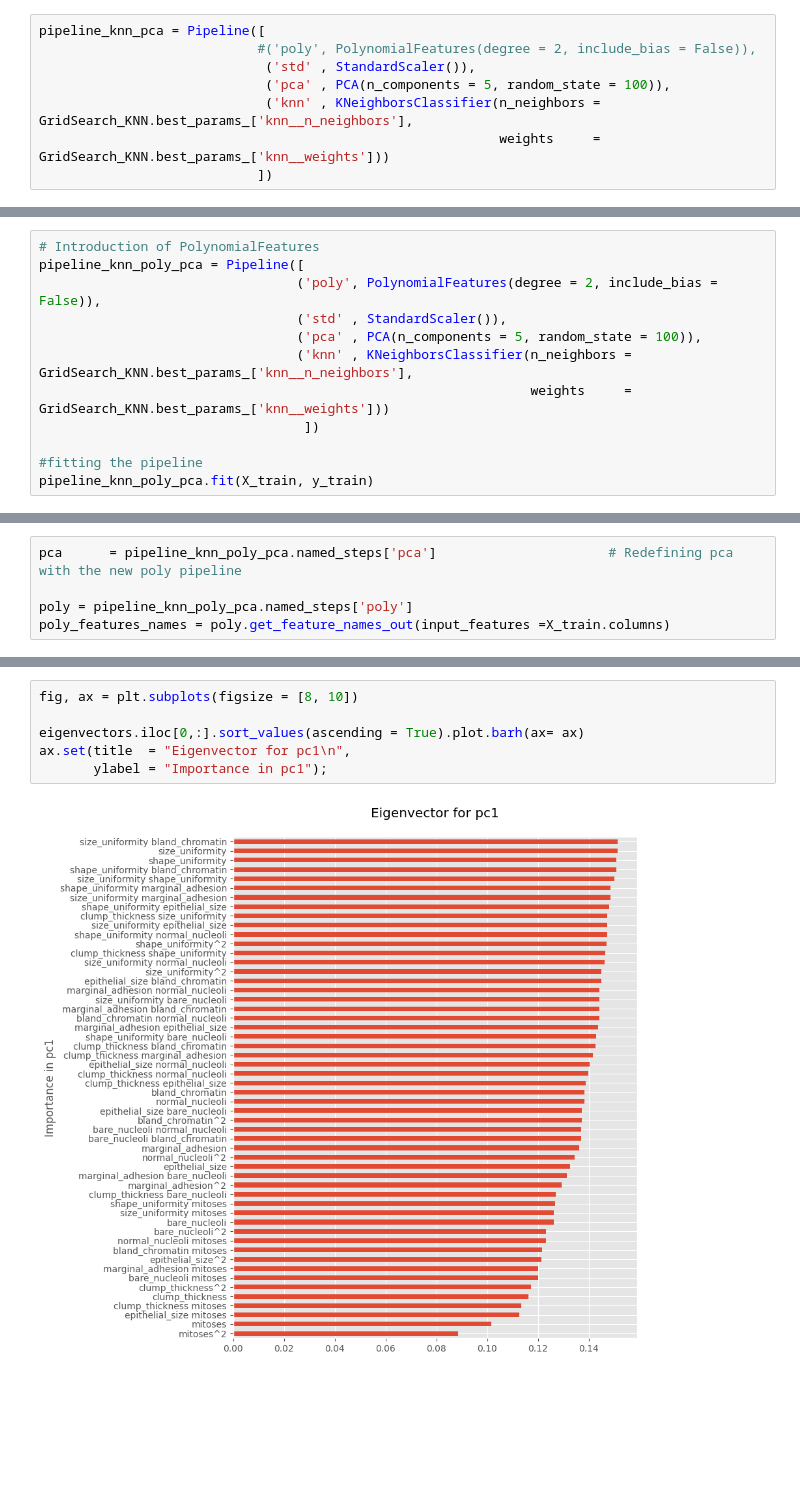
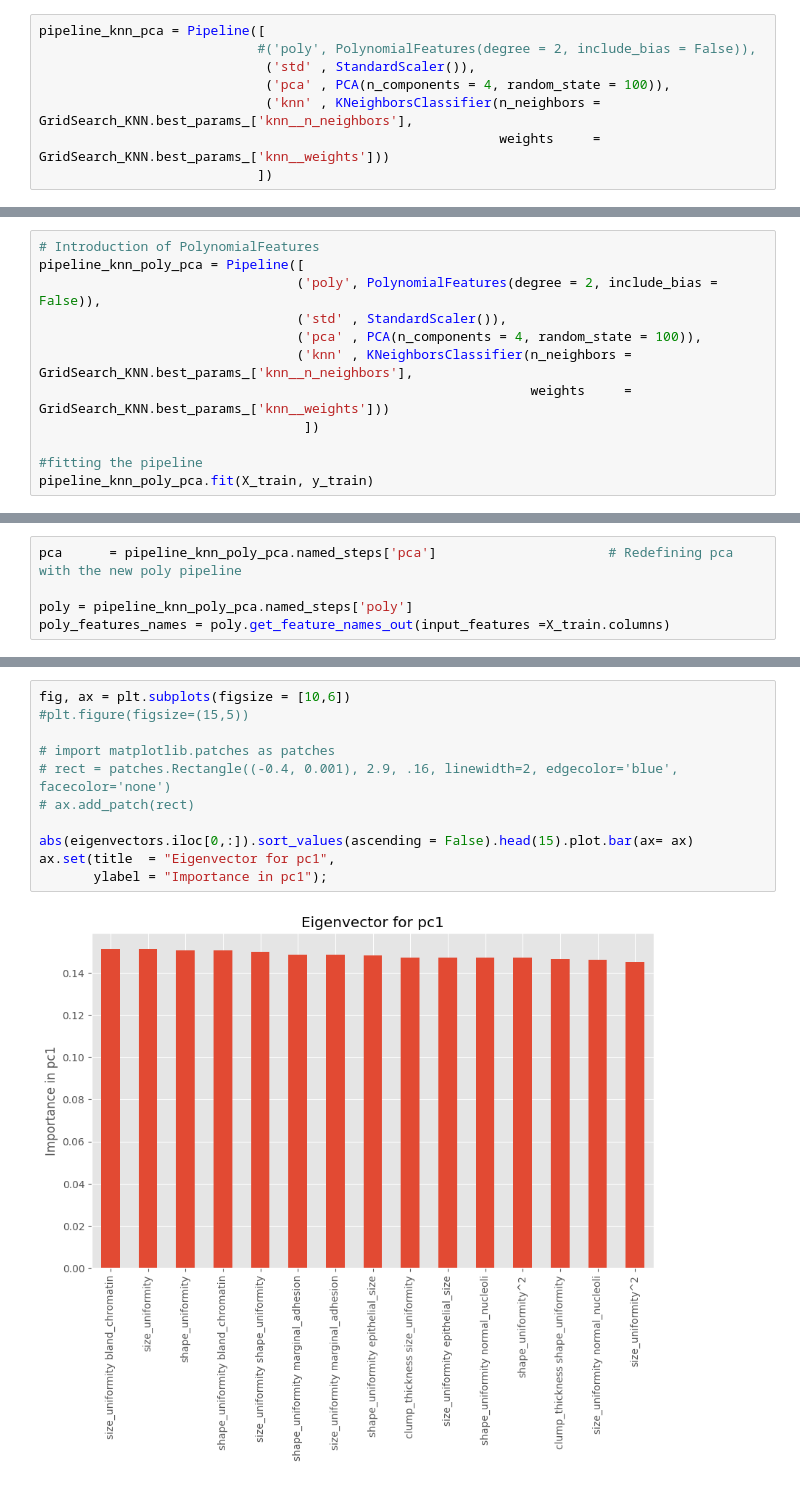
Before and after one commit to Joe-ElM/Breast-Cancer, a Jupyter notebook: Notebooks/2. KNN.ipynb, the cells around one changed output, grey strips where cells are left out. Cells and saved outputs as stored; diff of their text form; blank space fills up the shorter version.

Commit message:
plot adjusted

```diff
--- a/Notebooks/2. KNN.ipynb
+++ b/Notebooks/2. KNN.ipynb
@@ -284,7 +282,7 @@ Experiments and Plots
 pipeline_knn_pca = Pipeline([
                             #('poly', PolynomialFeatures(degree = 2, include_bias = False)),
                              ('std' , StandardScaler()),
-                             ('pca' , PCA(n_components = 5, random_state = 100)),
+                             ('pca' , PCA(n_components = 4, random_state = 100)),
                              ('knn' , KNeighborsClassifier(n_neighbors = GridSearch_KNN.best_params_['knn__n_neighbors'],
                                                            weights     = GridSearch_KNN.best_params_['knn__weights']))
                             ])
@@ -329,7 +327,7 @@ ax2.grid(False)
 pipeline_knn_poly_pca = Pipeline([
                                  ('poly', PolynomialFeatures(degree = 2, include_bias = False)),
                                  ('std' , StandardScaler()),
-                                 ('pca' , PCA(n_components = 5, random_state = 100)),
+                                 ('pca' , PCA(n_components = 4, random_state = 100)),
                                  ('knn' , KNeighborsClassifier(n_neighbors = GridSearch_KNN.best_params_['knn__n_neighbors'],
                                                                weights     = GridSearch_KNN.best_params_['knn__weights']))
                                   ])
@@ -363,8 +375,13 @@ eigenvectors.head()
 # %%
-fig, ax = plt.subplots(figsize = [8, 10])
+fig, ax = plt.subplots(figsize = [10,6])
+#plt.figure(figsize=(15,5))
 
-eigenvectors.iloc[0,:].sort_values(ascending = True).plot.barh(ax= ax)
-ax.set(title  = "Eigenvector for pc1\n",
+# import matplotlib.patches as patches
+# rect = patches.Rectangle((-0.4, 0.001), 2.9, .16, linewidth=2, edgecolor='blue', facecolor='none')
+# ax.add_patch(rect)
+
+abs(eigenvectors.iloc[0,:]).sort_values(ascending = False).head(15).plot.bar(ax= ax)
+ax.set(title  = "Eigenvector for pc1",
        ylabel = "Importance in pc1");
 # %% [output]
-[figure, old version]
+[figure, new version]
```
Also changed, not shown: parts of 8 cells of this notebook.
